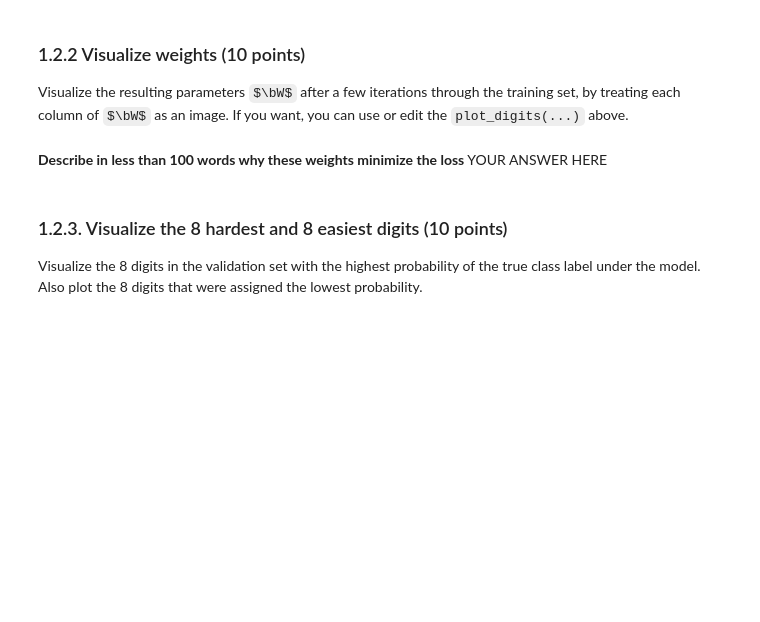
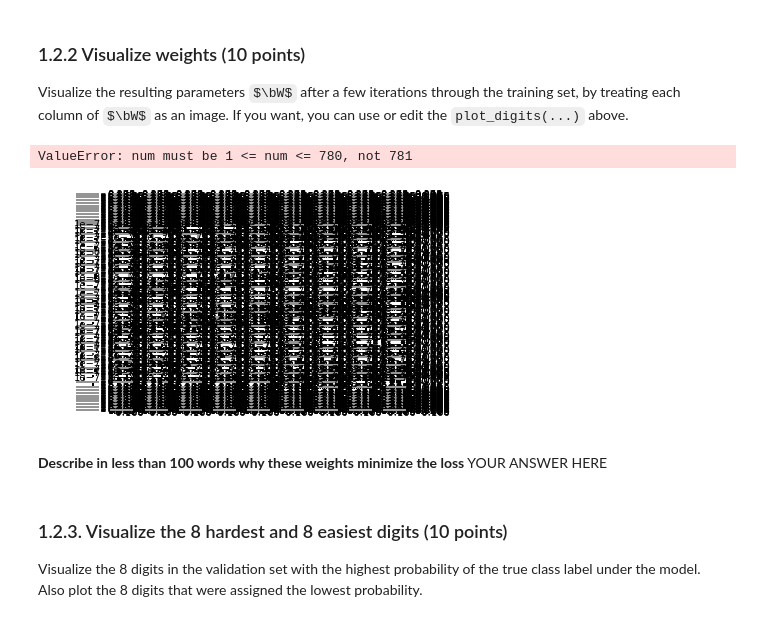
Before and after one commit to sheridavandenbent/ml1_labs, a Jupyter notebook: 10428461_12278327_lab2.ipynb, the cells around one changed output. Drawn from its saved outputs; the diff is of its cells as text; code cells hidden in the pictures; some formulas as TeX source; blank space fills up the shorter version.

```diff
--- a/10428461_12278327_lab2.ipynb
+++ b/10428461_12278327_lab2.ipynb
@@ -317,23 +317,21 @@ For maximum points, ensure the function is numerically stable.
 # %%
 # 1.1.2 Compute gradient of log p(t|x;w,b) wrt w and b
 def logreg_gradient(x, t, w, b):
-    x = np.transpose(x)
+    x = x.reshape(x.size,1)
     # YOUR CODE HERE
+    b=b.reshape(10,1)
     logq = np.add(np.transpose(w).dot(x), b)
-    print(np.transpose(w).dot(x).shape)
-    print(b.shape)
-    print(np.transpose(b).shape)
-    print(logq.shape)
     a=np.max(logq)
     logz = a + np.log(np.sum(np.exp(logq-a)))
     logp = logq - logz
+    logp = np.transpose(logp)
 
     dq = - np.divide(np.exp(logq), np.sum(np.exp(logq)))
     dq[t] += 1
 
     dL_db = dq
 
-    dL_dw = np.matmul(dq, (np.transpose(x)))
+    dL_dw = np.transpose(dq.dot(np.transpose(x)))
 
     # here the statement contains logp[:,t] where logp is meant tas a matrix of shape 1x10
 
@@ -410,11 +416,19 @@ assert finite_diff_error < 1e-3, 'Your gradient computation for b seems off'
 ### 1.1.3 Stochastic gradient descent (15 points)
 
 Write a function `sgd_iter(x_train, t_train, w, b)` that performs one iteration of stochastic gradient descent (SGD), and returns the new weights. It should go through the trainingset once in randomized order, call `logreg_gradient(x, t, w, b)` for each datapoint to get the gradients, and update the parameters **using a small learning rate of `1e-6`**. Note that in this case we're maximizing the likelihood function, so we should actually performing gradient ___ascent___... For more information about SGD, see Bishop 5.2.4 or an online source (i.e. https://en.wikipedia.org/wiki/Stochastic_gradient_descent)
-# %%
-def sgd_iter(x_train, t_train, W, b):
-    # YOUR CODE HERE
-    raise NotImplementedError()
-    return logp_train, W, b
+# %%
+from sklearn.utils import shuffle
+
+def sgd_iter(x_train, t_train, W, b):
+    x_train, t_train = shuffle(x_train, t_train)
+    l_rate = 1e-6
+    logp_train = 0
+    for x, t in zip(x_train, t_train):
+        logp, dL_dw, dL_db = logreg_gradient(x, t, W, b)
+        W = W + l_rate * dL_dw
+        b = b + l_rate * dL_db
+        logp_train += logp
+    return logp_train, W, b
 # %%
 # Hidden tests for efficiency
 # %%
@@ -454,3 +493,8 @@ raise NotImplementedError()
+# %%
+plot_digits(W, W.shape[1])
+# %% [output]
+ValueError: num must be 1 <= num <= 780, not 781
+[figure, added]
 # %% [markdown]
 **Describe in less than 100 words why these weights minimize the loss**
 YOUR ANSWER HERE
```
Also changed, not shown: parts of 4 cells of this notebook.
